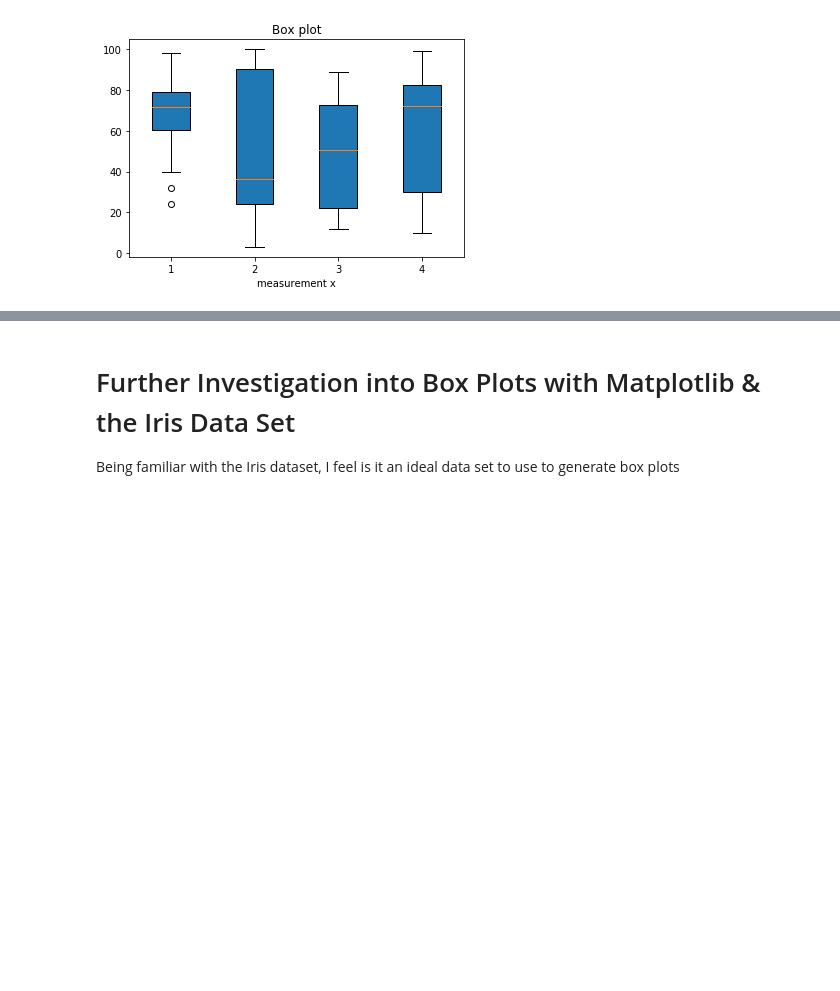
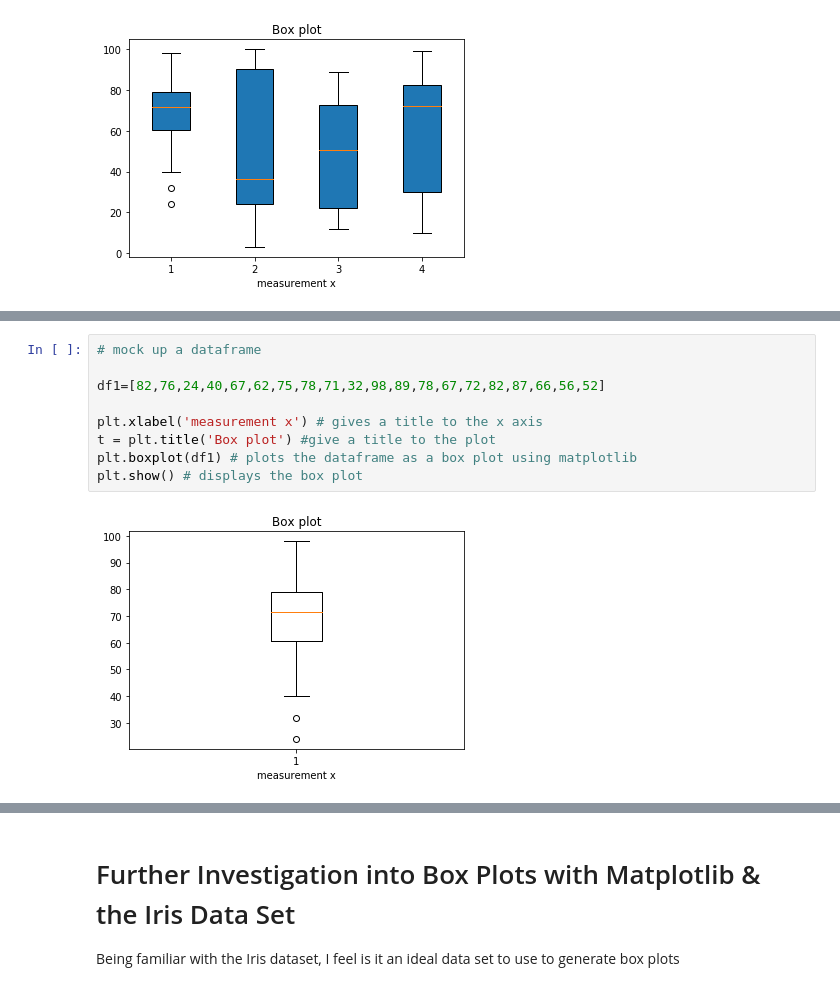
Before and after one commit to ClaireDrummond/Fundamentals-Project-2018, a Jupyter notebook: Box Plots.ipynb, the cells around one changed output, grey strips where cells are left out. Drawn from its saved outputs; the diff is of its cells as text; blank space fills up the shorter version.

Commit message:
added to readme file and examined the effect in change in variable of a boxplot

```diff
--- a/Box Plots.ipynb
+++ b/Box Plots.ipynb
@@ -174,0 +186,11 @@ plt.show() # displays the box plot
+# %%
+# mock up a dataframe
+
+df1=[82,76,24,40,67,62,75,78,71,32,98,89,78,67,72,82,87,66,56,52]
+
+plt.xlabel('measurement x') # gives a title to the x axis
+t = plt.title('Box plot') #give a title to the plot
+plt.boxplot(df1) # plots the dataframe as a box plot using matplotlib
+plt.show() # displays the box plot
+# %% [output]
+[figure, added]
```
Also changed, not shown: parts of 13 cells of this notebook, 1 other file.
